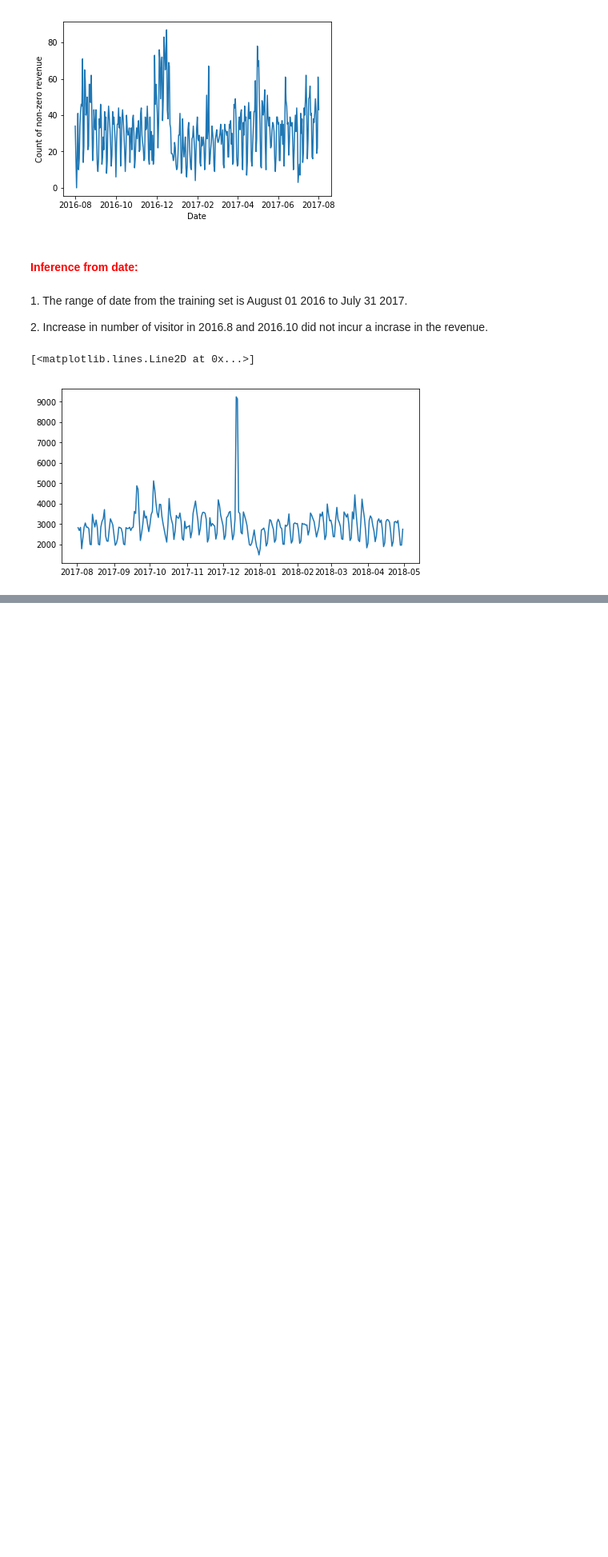
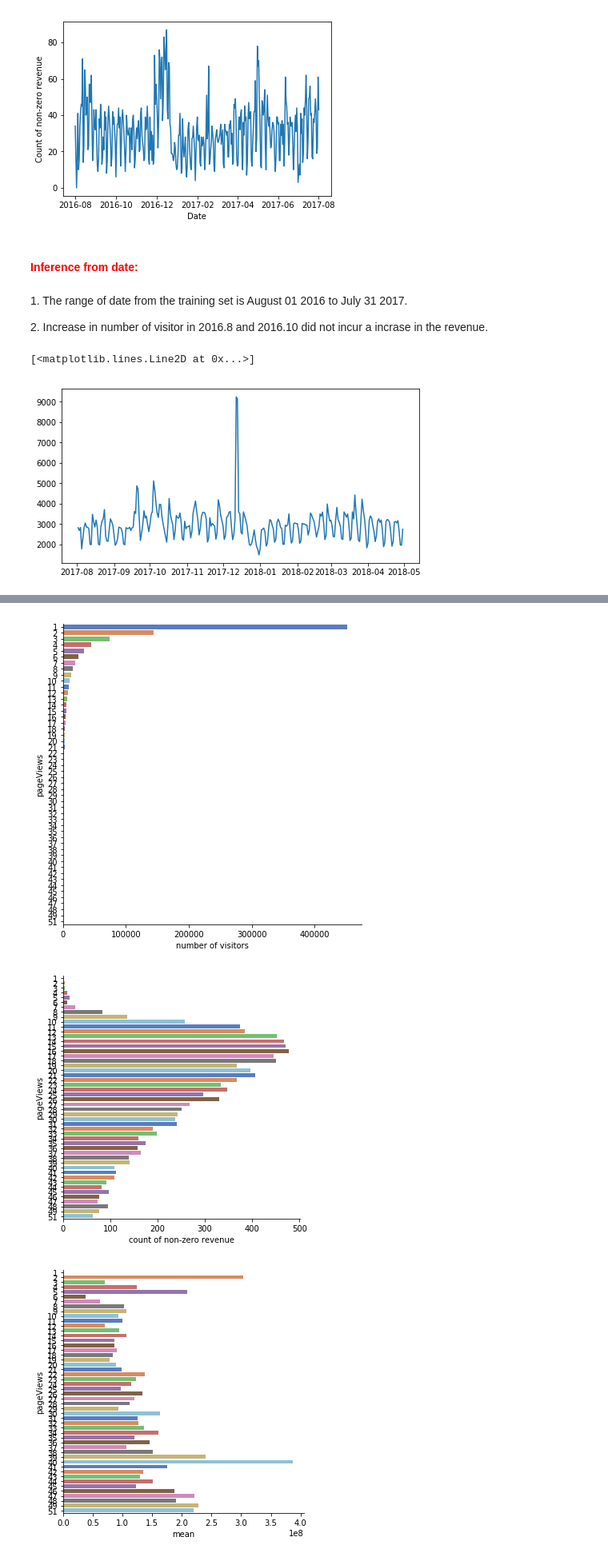
Before and after one commit to Aries0331/RevenuePrediction_GStore, a Jupyter notebook: main.ipynb, the cells around one changed output, grey strips where cells are left out. Shown at 80% size. Cells and saved outputs as stored; diff of their text form; code cells hidden in the pictures; blank space fills up the shorter version.

```diff
--- a/main.ipynb
+++ b/main.ipynb
@@ -480,0 +538,22 @@ plt.plot(test_date)
+# %%
+pageViews_group = df_train.groupby('totals.pageviews')['totals.transactionRevenue'].agg(['size', 'count', 'mean'])
+pageViews_group.columns = ["number of visitors", "count of non-zero revenue", "mean"]
+pageViews_group['pageViews'] = pageViews_group.index
+pageViews_group['pageViews'] = pageViews_group['pageViews'].astype(int)
+pageViews_group = pageViews_group.sort_values(by="number of visitors", ascending=False)
+
+sns.factorplot(y="pageViews",x="number of visitors",data=pageViews_group.head(50),kind="bar",size=6,palette="muted", orient='h')
+g.despine(left=True)
+g = g.set_ylabels("pageViews")
+
+sns.factorplot(y="pageViews",x="count of non-zero revenue",data=pageViews_group.head(50),kind="bar",size=5,palette="muted",orient='h')
+g.despine(left=True)
+g = g.set_ylabels("pageViews")
+
+sns.factorplot(y="pageViews",x="mean",data=pageViews_group.head(50),kind="bar",size=5,palette="muted",orient='h')
+g.despine(left=True)
+g = g.set_ylabels("pageViews")
+# %% [output]
+[figure, added]
+[figure, added]
+[figure, added]
```
Also changed, not shown: parts of 28 cells of this notebook.
